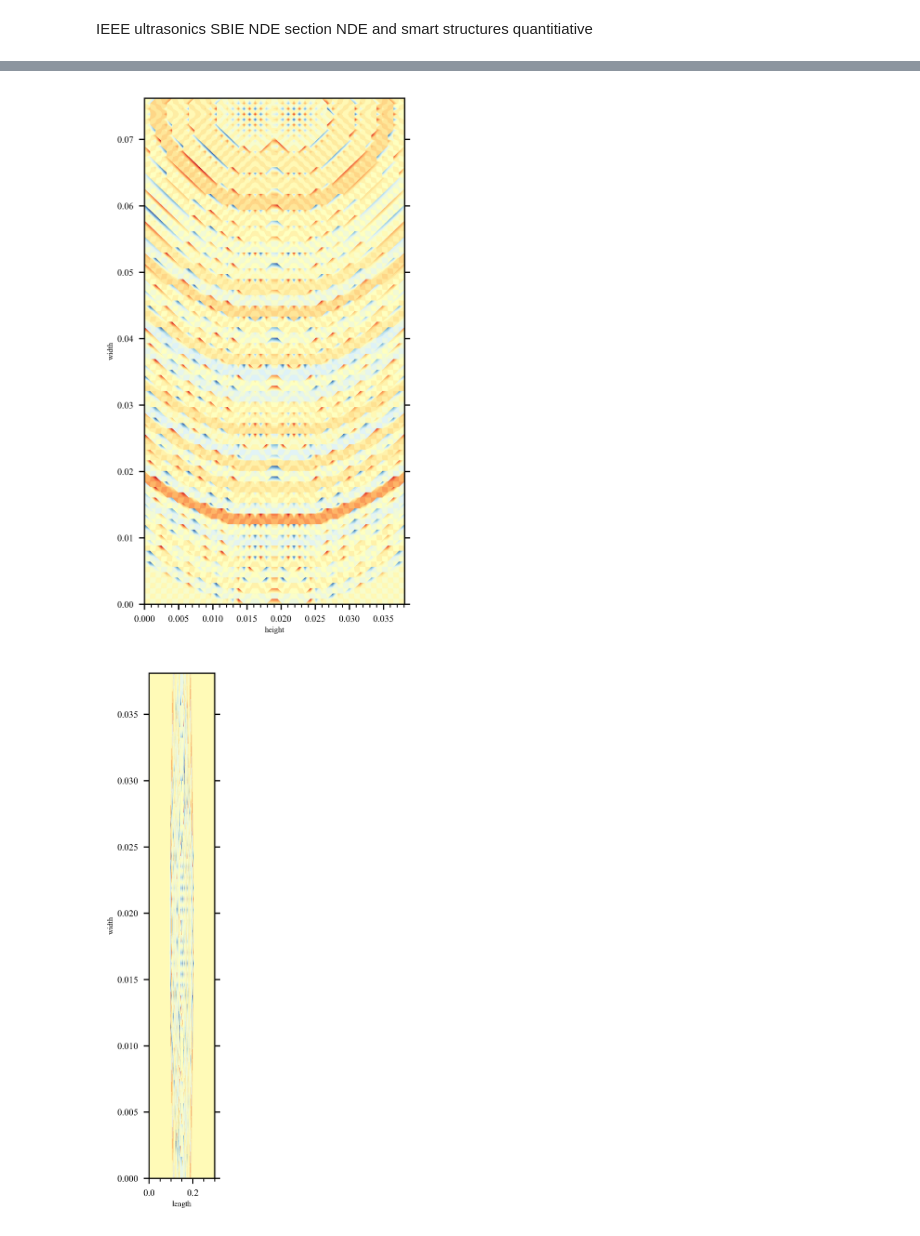
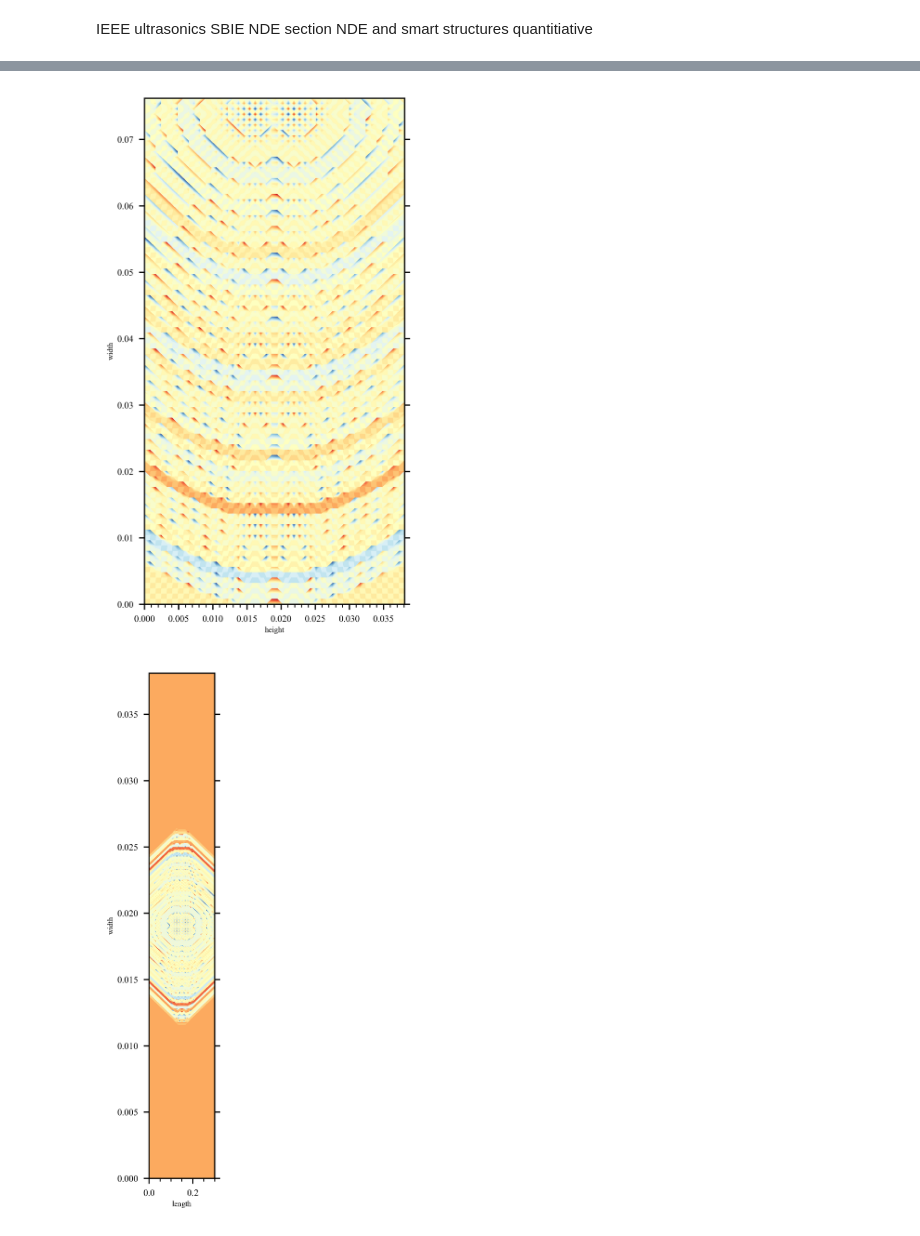
Before and after one commit to danchendrickson/Prospectus, a Jupyter notebook: EFIT/Self_EFIT.ipynb, the cells around one changed output, grey strips where cells are left out. Saved outputs shown, nothing was run; the diff lists cells and outputs as text; code cells hidden in the pictures.

```diff
--- a/EFIT/Self_EFIT.ipynb
+++ b/EFIT/Self_EFIT.ipynb
@@ -325,7 +325,7 @@ class EFIT:
 
         for i in range(EmitterWidth):
             for j in range(EmitterWidth):
-                self.Gs[1,1,i+StartX,self.__MaxY-2,j+StartZ,1] = np.sin(frequency * t) * EmitterPreasure
+                self.Gs[1,1,i+StartX,self.__MaxY-1,j+StartZ,1] = np.sin(frequency * t) * EmitterPreasure
 
         return self
 
@@ -630,29 +630,29 @@ anim = animation.FuncAnimation(fig, animate, frames=np.shape(CenterXResults)[0])
 
 anim.save('animationX.mp4')
 # %% [output]
-[figure, old version]
+[figure, new version]
 # %%
-x = np.linspace(0, BeamLength, np.shape(CenterYResults[0][0])[0])
-y = np.linspace(0, BeamWidth, np.shape(CenterYResults[0][0])[1])
+x = np.linspace(0, BeamLength, np.shape(CenterYResults[0][0])[1])
+y = np.linspace(0, BeamWidth, np.shape(CenterYResults[0][0])[0])
 x,y = np.meshgrid(x,y)
 
 fig = plt.figure(figsize=(BeamWidth/BeamLength*6.0,6.0))
 ax = plt.axes(xlim=(0, BeamLength), ylim=(0, BeamWidth))
 plt.xlabel(r'length')
 plt.ylabel(r'width')
 
 # animation function
 def animate(i):
-    z = np.matrix(CenterYResults[i][0][:,:]).T
+    z = np.matrix(CenterYResults[i][0][:,:])
     cont = plt.contourf(x, y, z, levels=25, cmap='RdYlBu')
     time.sleep(1)
     return cont
 
 anim = animation.FuncAnimation(fig, animate, frames=np.shape(CenterYResults)[0])
 
 anim.save('animationY.mp4')
 # %% [output]
-[figure, old version]
+[figure, new version]
 # %%
 x = np.linspace(0, BeamLength, np.shape(CenterZResults[0][0])[1])
 y = np.linspace(0, BeamHeight, np.shape(CenterZResults[0][0])[0])
```
Also changed, not shown: parts of 3 cells of this notebook.
